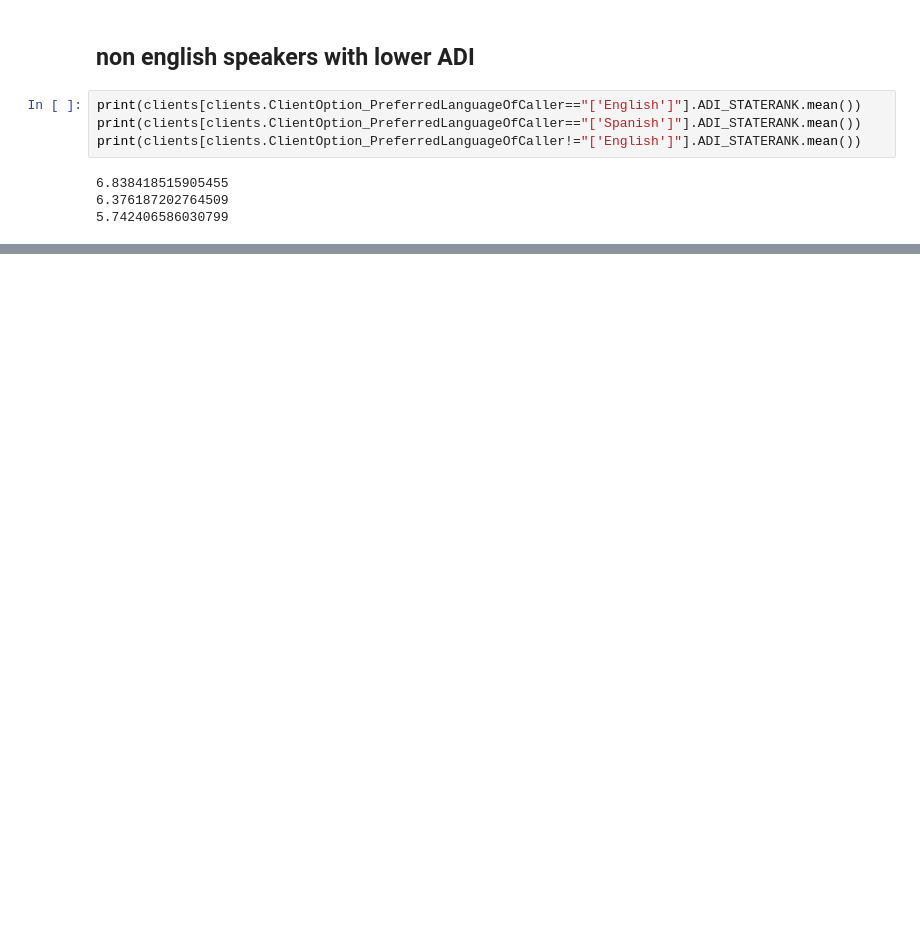
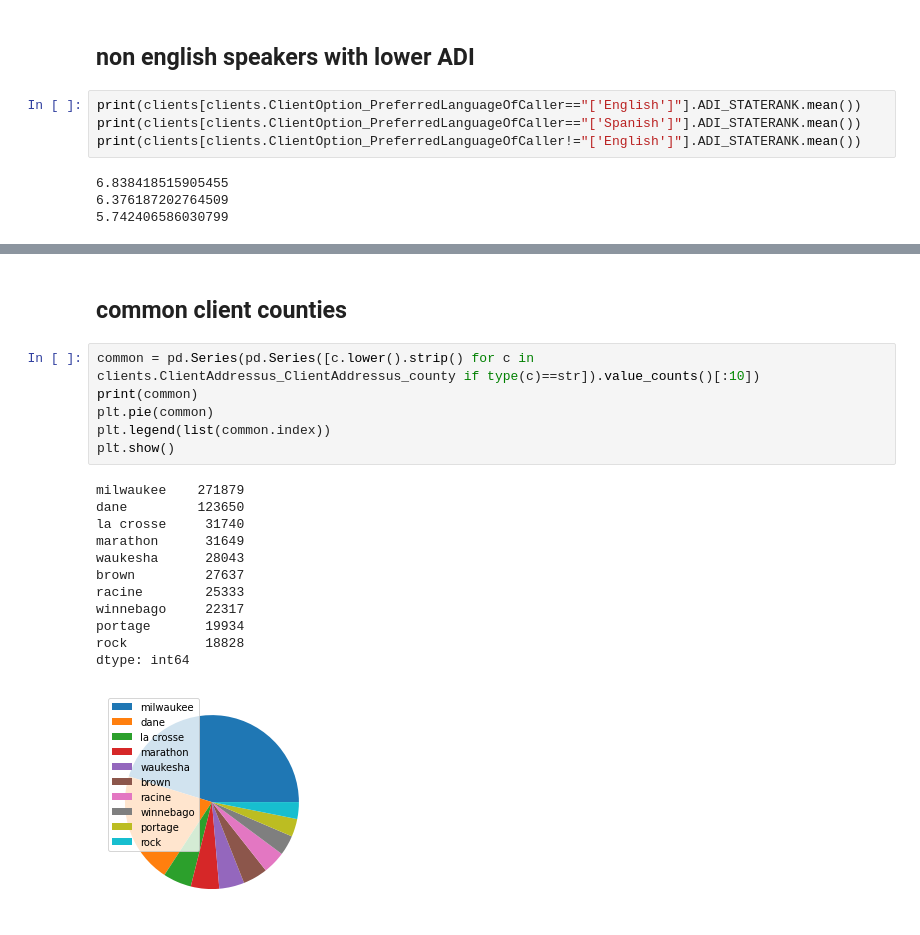
Before and after one commit to datakind/uwwi-datadive-dec-22, a Jupyter notebook: external_datasets/news/clients_eda.ipynb, the cells around one changed output, grey strips where cells are left out. Drawn from its saved outputs; the diff is of its cells as text; blank space fills up the shorter version.

```diff
--- a/external_datasets/news/clients_eda.ipynb
+++ b/external_datasets/news/clients_eda.ipynb
@@ -155,0 +327,21 @@ print(clients[clients.ClientOption_PreferredLanguageOfCaller!="['English']"].ADI
+# %% [markdown]
+## common client counties
+# %%
+common = pd.Series(pd.Series([c.lower().strip() for c in clients.ClientAddressus_ClientAddressus_county if type(c)==str]).value_counts()[:10])
+print(common)
+plt.pie(common)
+plt.legend(list(common.index))
+plt.show()
+# %% [output]
+milwaukee    271879
+dane         123650
+la crosse     31740
+marathon      31649
+waukesha      28043
+brown         27637
+racine        25333
+winnebago     22317
+portage       19934
+rock          18828
+dtype: int64
+[figure, added]
```
Also changed, not shown: parts of 33 cells of this notebook.
